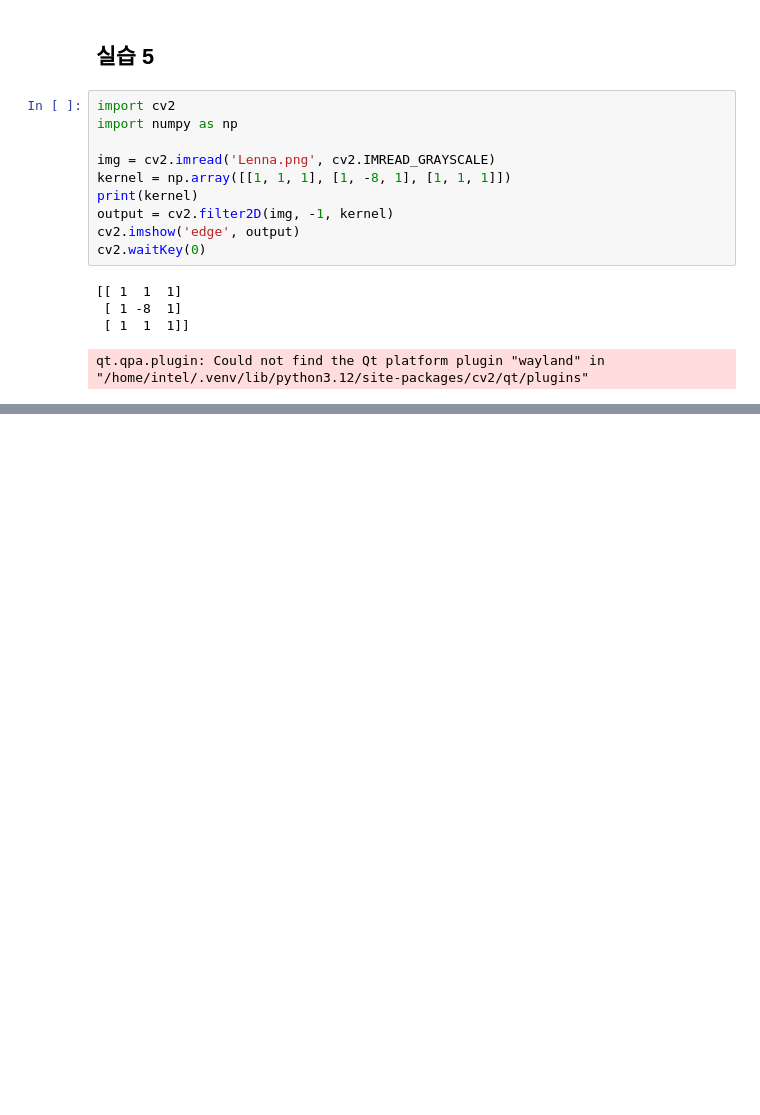
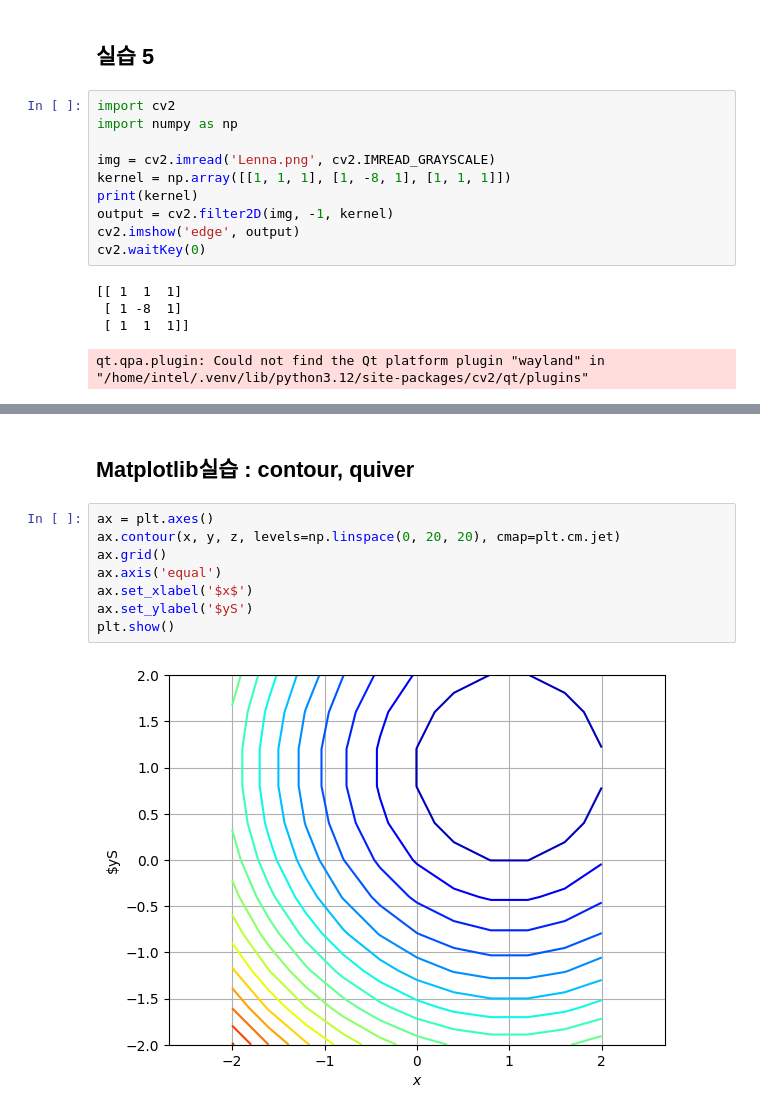
Before and after one commit to pskcci/DX-01, a Jupyter notebook: class01/homework/khs/hw4_pythonHW_and_math/HW4_python.ipynb, the cells around one changed output, grey strips where cells are left out. Cells and saved outputs as stored; diff of their text form; blank space fills up the shorter version.

```diff
--- a/class01/homework/khs/hw4_pythonHW_and_math/HW4_python.ipynb
+++ b/class01/homework/khs/hw4_pythonHW_and_math/HW4_python.ipynb
@@ -105,0 +1097,12 @@ qt.qpa.plugin: Could not find the Qt platform plugin "wayland" in "/home/intel/.
+# %% [markdown]
+## Matplotlib실습 : contour, quiver
+# %%
+ax = plt.axes()
+ax.contour(x, y, z, levels=np.linspace(0, 20, 20), cmap=plt.cm.jet)
+ax.grid()
+ax.axis('equal')
+ax.set_xlabel('$x$')
+ax.set_ylabel('$yS')
+plt.show()
+# %% [output]
+[figure, added]
```
Also changed, not shown: parts of 104 cells of this notebook, 4 other files.
